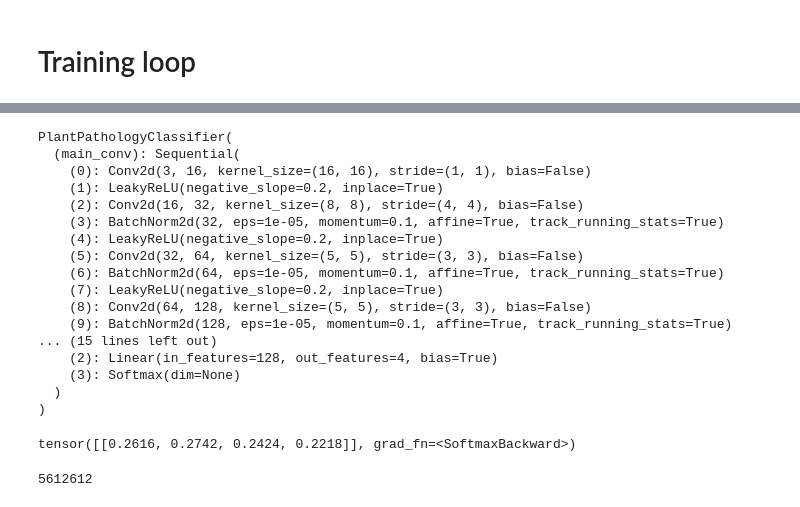
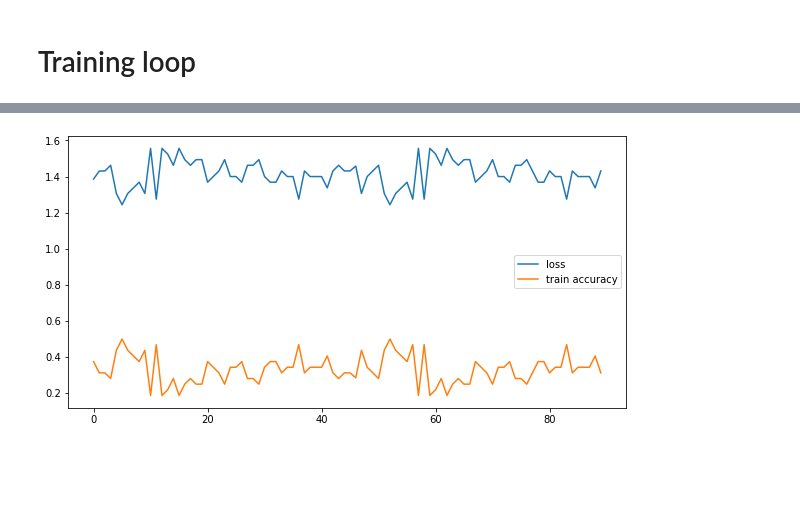
Before and after one commit to akorol98/Plant-Pathology, a Jupyter notebook: main.ipynb, the cells around one changed output, grey strips where cells are left out. Drawn from its saved outputs; the diff is of its cells as text; code cells hidden in the pictures; blank space fills up the shorter version.

```diff
--- a/main.ipynb
+++ b/main.ipynb
@@ -26,7 +27,7 @@ cpu
 # %% [markdown]
 # Training data
 # %%
-plant_dataset = CastomDataset.PlantPathologyDataset('train.csv', 'images')
+plant_dataset = CastomDataset.PlantPathologyDataset('train.csv', 'images/train')
 
 plt.figure(figsize=(10,10))
 for i in range(240,252):
@@ -111,6 +217,7 @@ criterion = nn.CrossEntropyLoss()
 optimizer = torch.optim.Adam(netPPC.parameters(), lr=lr, betas=(beta1, 0.999))
 # %%
 losses = np.array([])
+train_accurasy = np.array([])
 # %% [markdown]
 # Training loop
 # %%
@@ -119,8 +226,9 @@ for epoch in range(num_epochs):
     running_loss = 0.0
     for i, batch in enumerate(dataloader):
 
-        input_image = batch['image'].float()
-        true_labels = batch['labels'].float()
+        input_image = batch['image'].to(device)
+        true_labels = batch['labels'].to(device)
+        true_labels = (true_labels == 1).nonzero()[:, 1]
         btch_sz = len(batch['image'])
 
         optimizer.zero_grad()
@@ -130,8 +238,15 @@ for epoch in range(num_epochs):
         loss.backward()
         optimizer.step()
 
+        _, predicted_idx = torch.max(outputs, 1)
+        _, true_idx = torch.max(batch['labels'], 1)
+        predicted_idx = predicted_idx.cpu()
+        accuracy = sum(true_idx == predicted_idx).item()/len(true_idx)
+        train_accurasy = np.append(train_accurasy, accuracy)
+
         running_loss += loss.item()
         losses = np.append(losses, loss.item())
+
 
         if i%10 == 9:
             print('[{}/{}] [{}/{}], loss: {}'.format(epoch,
@@ -142,5 +257,4 @@ for epoch in range(num_epochs):
                                          )
                  )
             running_loss = 0.0
-    break
 # %% [output]
@@ -227,21 +269,0 @@ class PlantPathologyClassifier(nn.Module):
-# %%
-netPPC = PlantPathologyClassifier(ngpu).to(device)
-netPPC.apply(weights_init)
-# %% [output]
-PlantPathologyClassifier(
-  (main_conv): Sequential(
-    (0): Conv2d(3, 16, kernel_size=(16, 16), stride=(1, 1), bias=False)
-    (1): LeakyReLU(negative_slope=0.2, inplace=True)
-    (2): Conv2d(16, 32, kernel_size=(8, 8), stride=(4, 4), bias=False)
-    (3): BatchNorm2d(32, eps=1e-05, momentum=0.1, affine=True, track_running_stats=True)
-    (4): LeakyReLU(negative_slope=0.2, inplace=True)
-    (5): Conv2d(32, 64, kernel_size=(5, 5), stride=(3, 3), bias=False)
-    (6): BatchNorm2d(64, eps=1e-05, momentum=0.1, affine=True, track_running_stats=True)
-    (7): LeakyReLU(negative_slope=0.2, inplace=True)
-    (8): Conv2d(64, 128, kernel_size=(5, 5), stride=(3, 3), bias=False)
-    (9): BatchNorm2d(128, eps=1e-05, momentum=0.1, affine=True, track_running_stats=True)
-... (15 lines left out)
-    (2): Linear(in_features=128, out_features=4, bias=True)
-    (3): Softmax(dim=None)
-  )
-)
@@ -250,8 +270,8 @@ output = netPPC(batch['image'].float())
-# %%
-output
-# %% [output]
-tensor([[0.2616, 0.2742, 0.2424, 0.2218]], grad_fn=<SoftmaxBackward>)
-# %%
-sum(p.numel() for p in netPPC.parameters())
-# %% [output]
-5612612
+# %%
+plt.figure(figsize=(10,5))
+plt.plot(losses, label='loss')
+plt.plot(train_accurasy, label='train accuracy')
+plt.legend()
+plt.show()
+# %% [output]
+[figure, added]
```
Also changed, not shown: parts of 21 cells of this notebook.
